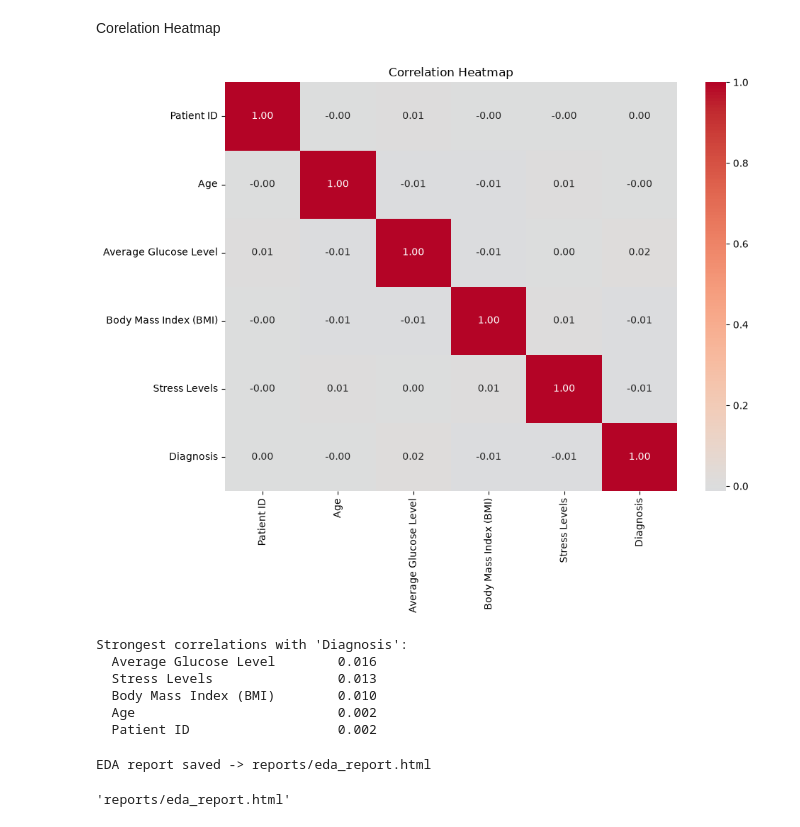
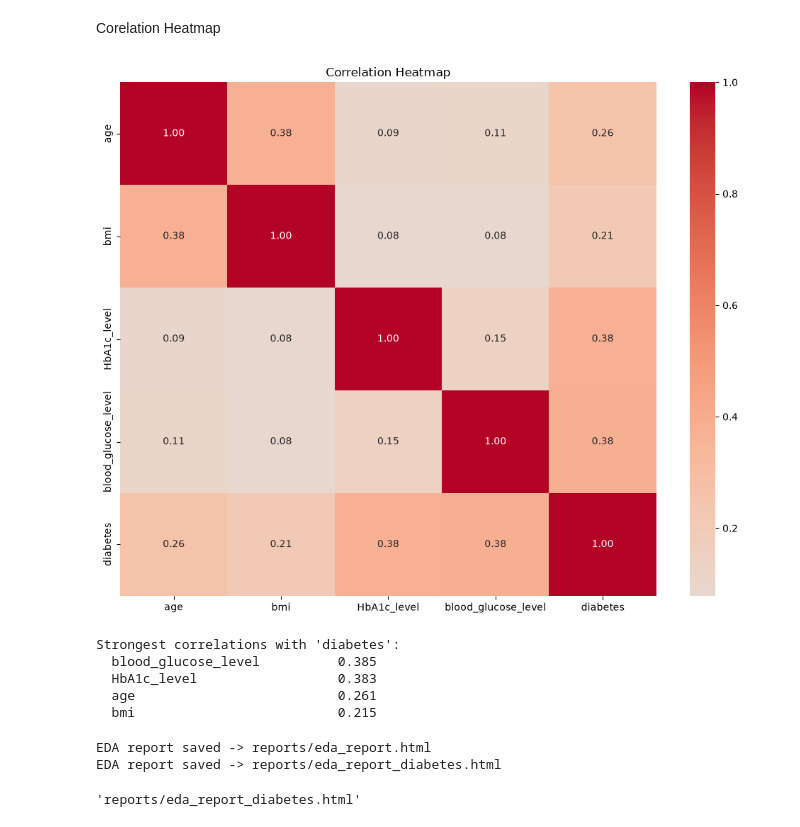
Before and after one commit to rahavendran98/Dynamic-Healthcare-Analytics-Prediction-Platform, a Jupyter notebook: notebooks/eda.ipynb, the cells around one changed output. Cells and saved outputs as stored; diff of their text form; code cells hidden in the pictures.

```diff
--- a/notebooks/eda.ipynb
+++ b/notebooks/eda.ipynb
@@ -17,7 +17,7 @@ if src_path not in sys.path:
 SAMPLE_DIR = r"D:\projects\Healthcare\data\raw_sample"
 from data_cleaning import clean_dataset
 
-df_raw = pd.read_csv(os.path.join(SAMPLE_DIR, "stroke_sliced.csv"))
+df_raw = pd.read_csv(os.path.join(SAMPLE_DIR, "diabetes_sliced.csv"))
 df, clean_report = clean_dataset(df_raw)
 
 print("Cleaned data:", df.shape)
@@ -221,41 +219,40 @@ def plot_correlation(df, target_col=None, min_unique=15):
 
     # Keep only continuous numeric columns
     numeric_cols = [
         c for c in df_corr.select_dtypes(include="number").columns
         if df_corr[c].nunique() >= min_unique
     ]
 
 
     if target_col and target_col not in numeric_cols:
         if df_corr[target_col].nunique() <= 10:
             df_corr[target_col] = df_corr[target_col].astype("category").cat.codes
             numeric_cols.append(target_col)
 
     corr = df_corr[numeric_cols].corr()
 
     fig, ax = plt.subplots(figsize=(10, 8))
     sns.heatmap(corr, annot=True, fmt=".2f", cmap="coolwarm", center=0, ax=ax)
     ax.set_title("Correlation Heatmap")
     plt.tight_layout()
     plt.show()
 
 
     if target_col in corr.columns:
         target_corr = corr[target_col].drop(target_col).abs().sort_values(ascending=False)
         print(f"\nStrongest correlations with '{target_col}':")
         for feat, val in target_corr.head(5).items():
             print(f"  {feat:<28} {val:.3f}")
 
 
-plot_correlation(df, target_col="Diagnosis")
+plot_correlation(df, target_col="diabetes")
 # %% [output]
-[figure, old version]
+[figure, new version]
-Strongest correlations with 'Diagnosis':
-  Average Glucose Level        0.016
-  Stress Levels                0.013
-  Body Mass Index (BMI)        0.010
-  Age                          0.002
-  Patient ID                   0.002
+Strongest correlations with 'diabetes':
+  blood_glucose_level          0.385
+  HbA1c_level                  0.383
+  age                          0.261
+  bmi                          0.215
 # %%
 import base64
 from io import BytesIO
@@ -328,10 +325,12 @@ def generate_eda_report(df, target_col, output_path="reports/eda_report.html"):
 
 
 
-generate_eda_report(df, target_col="Diagnosis")
+generate_eda_report(df, target_col="diabetes")
+generate_eda_report(df, target_col="diabetes", output_path="reports/eda_report_diabetes.html")
 # %% [output]
 EDA report saved -> reports/eda_report.html
+EDA report saved -> reports/eda_report_diabetes.html
-'reports/eda_report.html'
+'reports/eda_report_diabetes.html'
 # %%
 from eda import statistical_summary, generate_eda_report, plot_correlation
 
```
Also changed, not shown: parts of 7 cells of this notebook, 7 other files.
